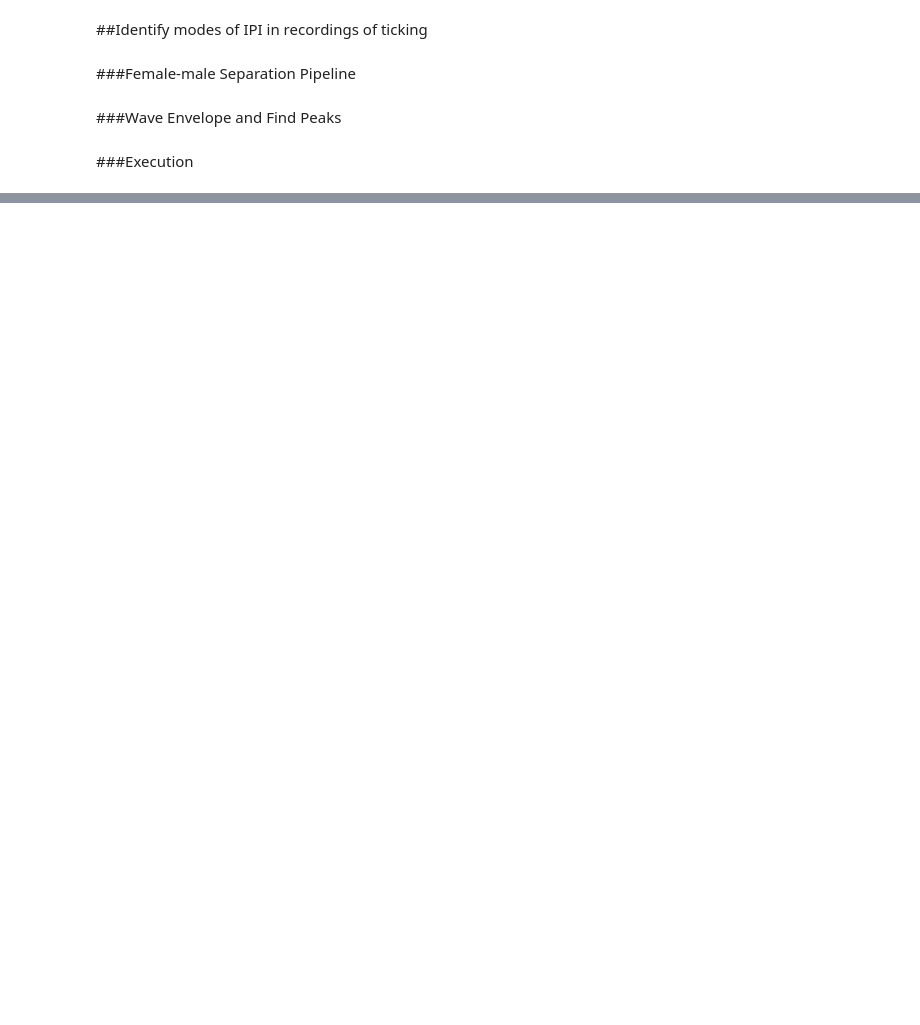
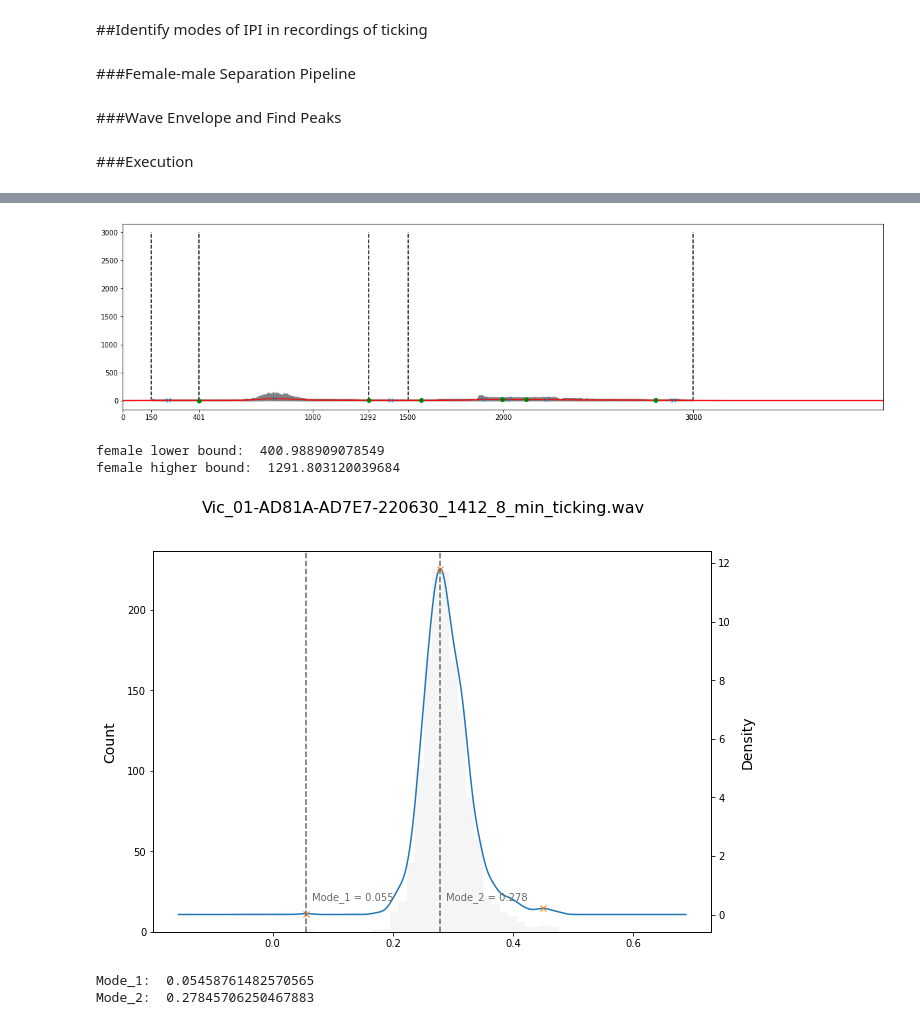
Before and after one commit to james-bole-pan/Xenopus_signal_processing, a Jupyter notebook: Side_Objective_Ticking_IPI.ipynb, the cells around one changed output, grey strips where cells are left out. Cells and saved outputs as stored; diff of their text form; code cells hidden in the pictures; blank space fills up the shorter version.

```diff
--- a/Side_Objective_Ticking_IPI.ipynb
+++ b/Side_Objective_Ticking_IPI.ipynb
@@ -351,0 +364,9 @@ Mode_2:  0.36595772643391705
+# %%
+female_bimodal_plot('/content/drive/MyDrive/Ticking_8_min/Vic_01-AD81A-AD7E7-220630_1412_8_min_ticking.wav')
+# %% [output]
+[figure, added]
+female lower bound:  400.988909078549
+female higher bound:  1291.803120039684
+[figure, added]
+Mode_1:  0.05458761482570565
+Mode_2:  0.27845706250467883
```
Also changed, not shown: parts of 16 cells of this notebook.
